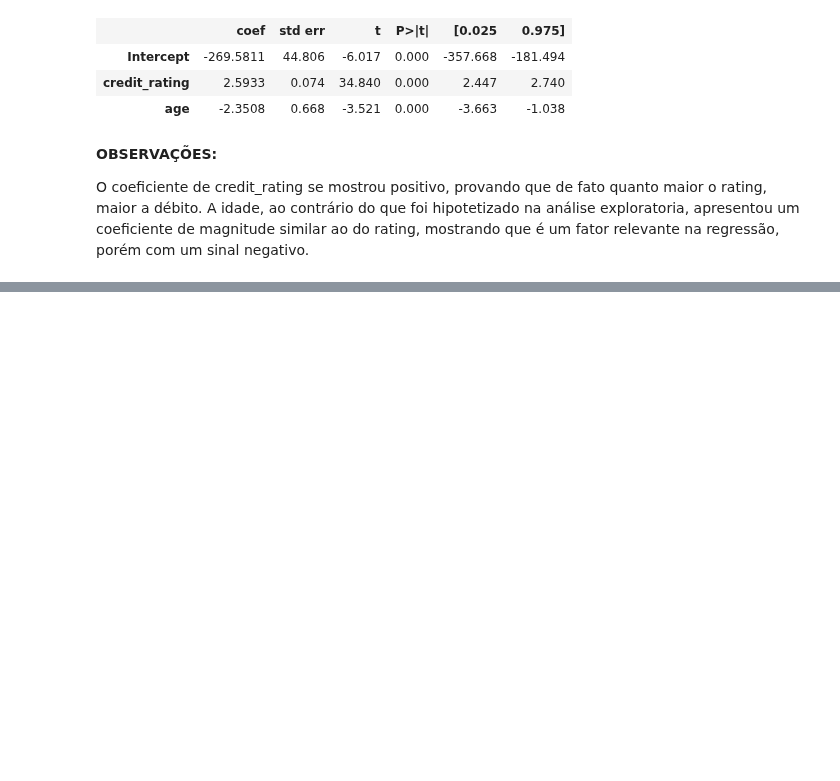
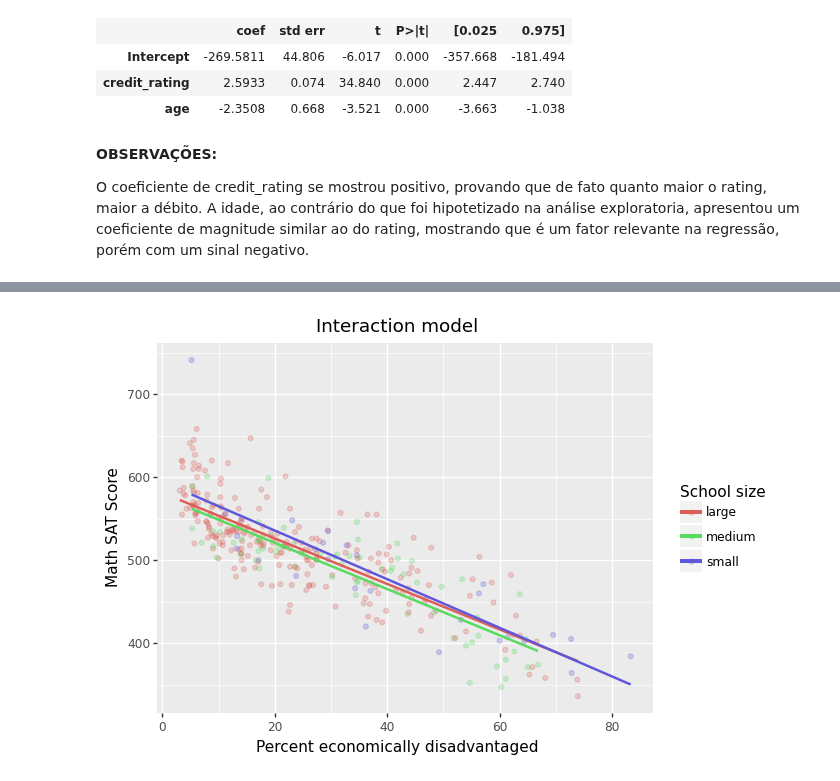
Before and after one commit to pdcos/analise_visual_ciencia_de_dados, a Jupyter notebook: participacao_10/solutions_10.ipynb, the cells around one changed output, grey strips where cells are left out. Saved outputs shown, nothing was run; the diff lists cells and outputs as text; code cells hidden in the pictures; blank space fills up the shorter version.

```diff
--- a/participacao_10/solutions_10.ipynb
+++ b/participacao_10/solutions_10.ipynb
@@ -439,0 +531,7 @@ O coeficiente de credit_rating se mostrou positivo, provando que de fato quanto
+# %%
+# Importa o dataset MA_schools
+path = '/Users/pdcos/Documents/Estudos/Doutorado/IA376/analise_visual_ciencia_de_dados/participacao_10/MA_schools.rda'
+result = read_r(path)
+df_MA_schools = result['MA_schools']
+print(f"O shape do dataset é: {df_MA_schools.shape}")
+display(df_MA_schools.head())
@@ -439,0 +546,16 @@ O coeficiente de credit_rating se mostrou positivo, provando que de fato quanto
+# %%
+# Faz o plot do Interaction model
+
+plot_1 = (
+    ggplot(df_MA_schools, aes(x='perc_disadvan', y='average_sat_math', color='size')) +
+    geom_point(alpha=0.25)
+    + geom_smooth(method='lm', se=False)
+    + labs(title='Interaction model',
+           x='Percent economically disadvantaged',
+           y='Math SAT Score',
+           color = 'School size')
+)
+
+print(plot_1)
+# %% [output]
+[figure, added]
```
Also changed, not shown: parts of 24 cells of this notebook.
